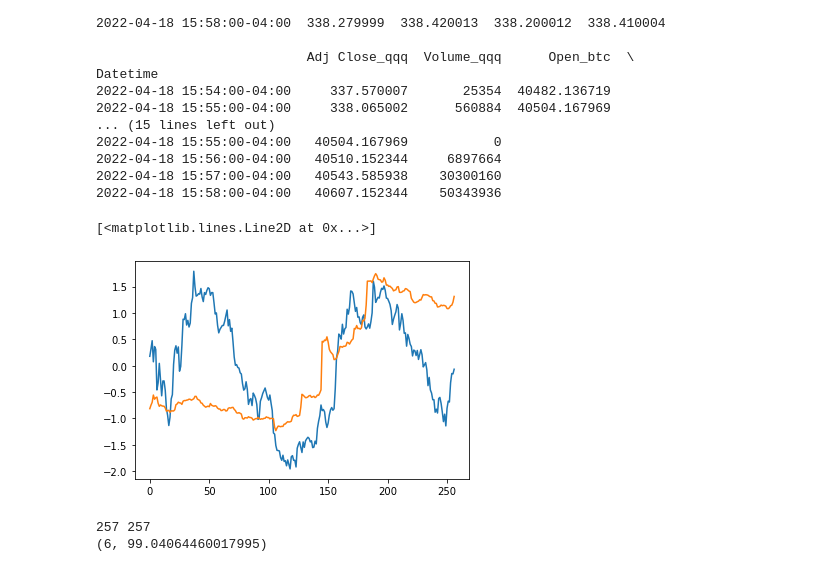
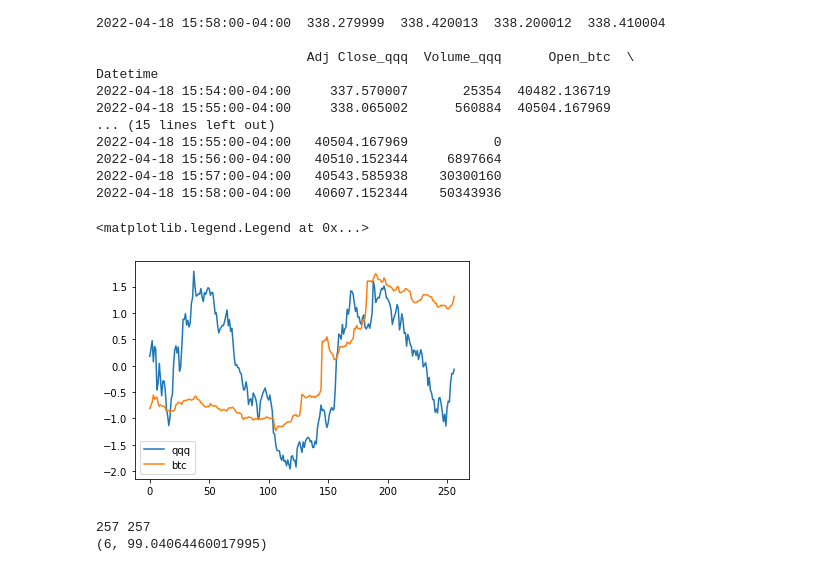
Before and after one commit to andrewting19/QuantCryptoProject, a Jupyter notebook: qqq.ipynb, the cells around one changed output. Cells and saved outputs as stored; diff of their text form; code cells hidden in the pictures.

Commit message:
forgot legend

```diff
--- a/qqq.ipynb
+++ b/qqq.ipynb
@@ -59,9 +59,10 @@ y2 = (y2 - np.mean(y2)) / np.std(y2)
 # %%
 plt.plot(range(len(y1)),y1, label="qqq")
 plt.plot(range(len(y2)),y2, label="btc")
+plt.legend()
 # %% [output]
-[<matplotlib.lines.Line2D at 0x...>]
+<matplotlib.legend.Legend at 0x...>
-[figure, old version]
+[figure, new version]
 # %%
 def max_offset(df1, df2):
     print(len(df1), len(df2))
```
Also changed, not shown: parts of 1 cell of this notebook.
